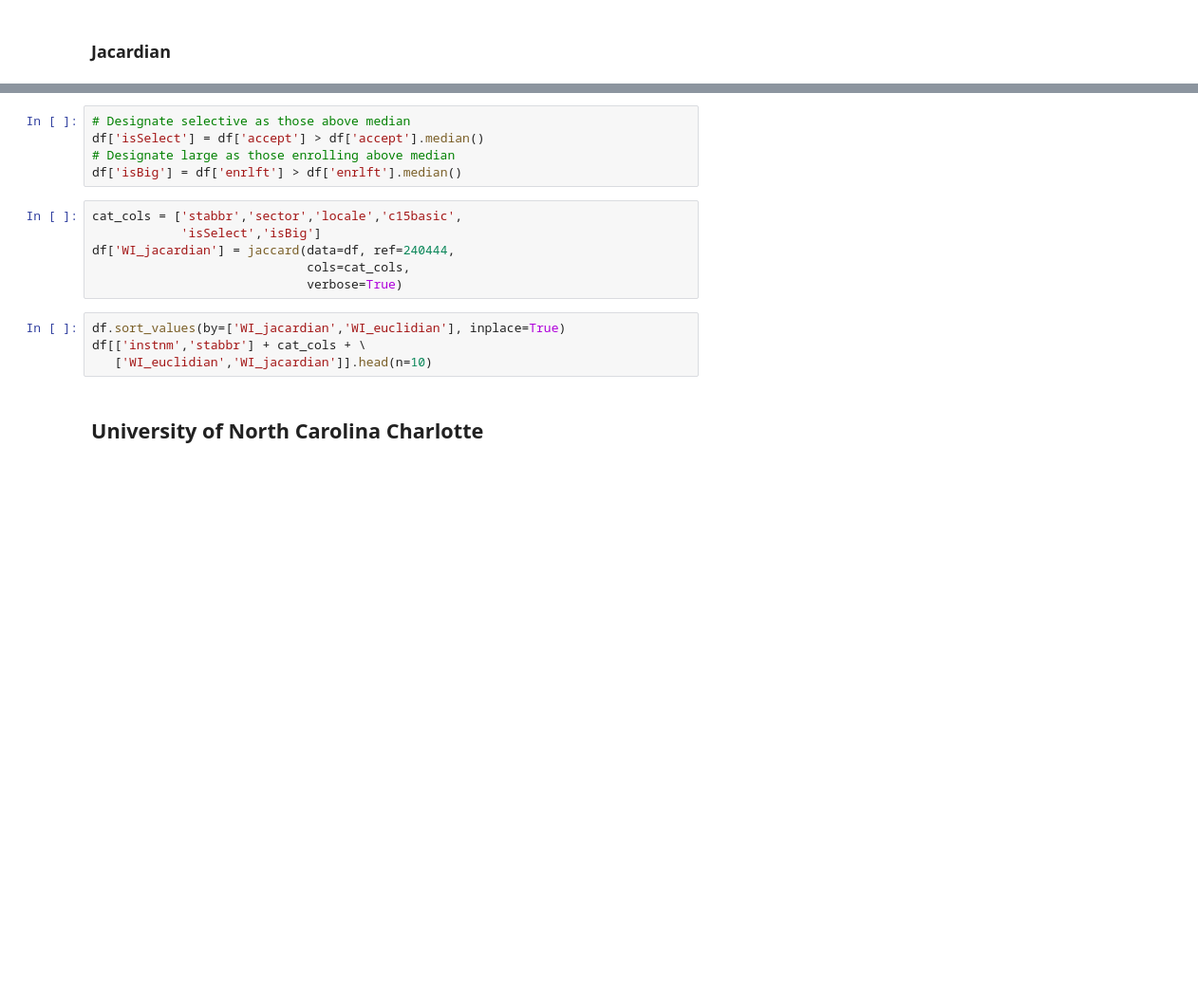
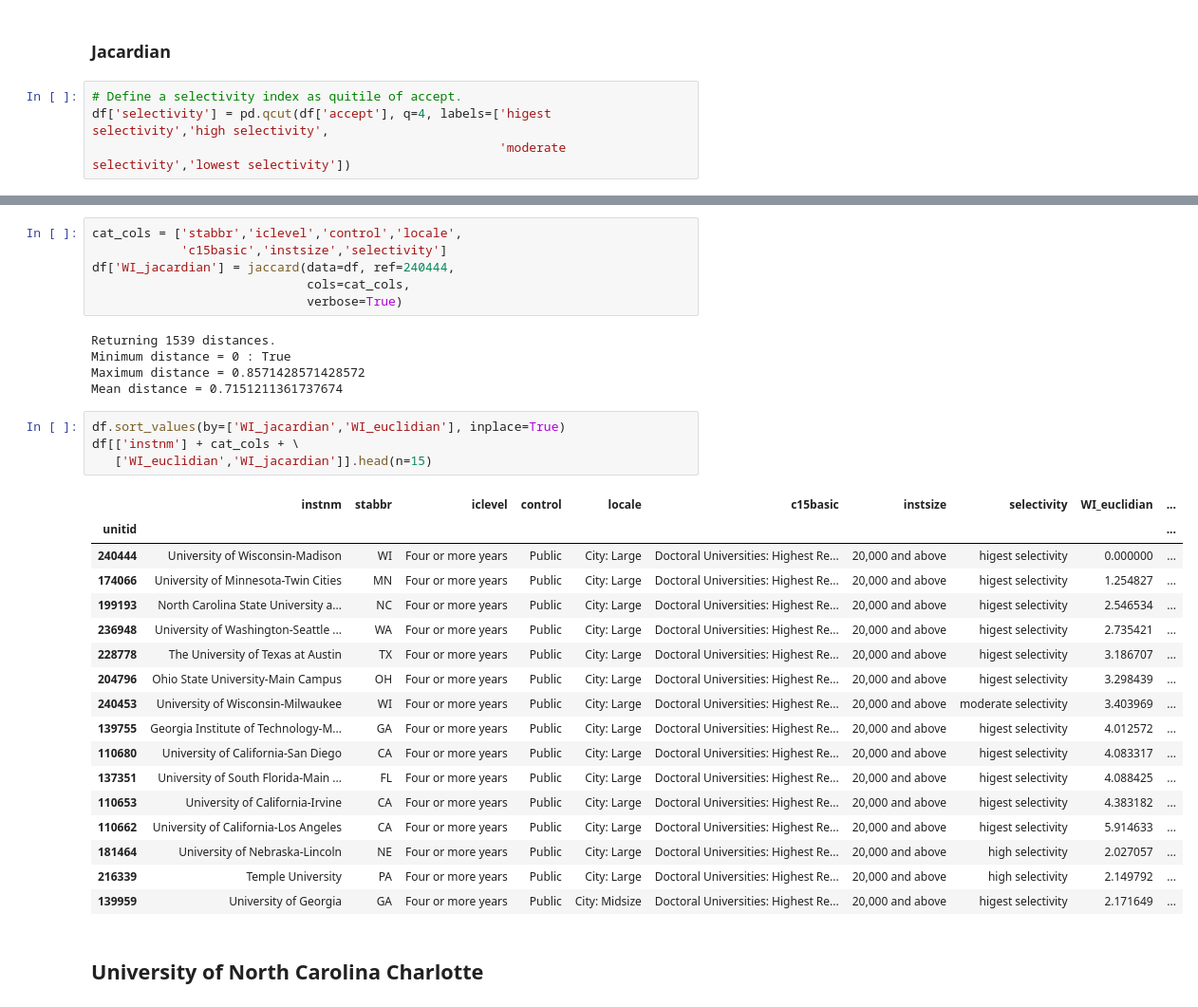
Before and after one commit to adamrossnelson/distances, a Jupyter notebook: ComparisonGroupLiveData.ipynb, the cells around one changed output, grey strips where cells are left out. Shown at 95% size. Cells and saved outputs as stored; diff of their text form; blank space fills up the shorter version.

```diff
--- a/ComparisonGroupLiveData.ipynb
+++ b/ComparisonGroupLiveData.ipynb
@@ -239,5 +328,9 @@ df[['instnm','stabbr'] + continous_cols + ['WI_euclidian']].head(n=10)
 # %% [markdown]
 ### Jacardian
+# %%
+# Define a selectivity index as quitile of accept.
+df['selectivity'] = pd.qcut(df['accept'], q=4, labels=['higest selectivity','high selectivity',
+                                                       'moderate selectivity','lowest selectivity'])
 # %%
 # Review Madison's profile based on this data.
 df.loc[240444]
@@ -244,18 +355,36 @@ df.loc[240444]
-# %%
-# Designate selective as those above median
-df['isSelect'] = df['accept'] > df['accept'].median()
-# Designate large as those enrolling above median
-df['isBig'] = df['enrlft'] > df['enrlft'].median()
 # %%
-cat_cols = ['stabbr','sector','locale','c15basic',
-            'isSelect','isBig']
+cat_cols = ['stabbr','iclevel','control','locale',
+            'c15basic','instsize','selectivity']
 df['WI_jacardian'] = jaccard(data=df, ref=240444,
                              cols=cat_cols,
                              verbose=True)
+# %% [output]
+Returning 1539 distances.
+Minimum distance = 0 : True
+Maximum distance = 0.8571428571428572
+Mean distance = 0.7151211361737674
 # %%
 df.sort_values(by=['WI_jacardian','WI_euclidian'], inplace=True)
-df[['instnm','stabbr'] + cat_cols + \
-   ['WI_euclidian','WI_jacardian']].head(n=10)
+df[['instnm'] + cat_cols + \
+   ['WI_euclidian','WI_jacardian']].head(n=15)
+# %% [output]
+|  | instnm | stabbr | iclevel | control | locale | c15basic | instsize | selectivity | WI_euclidian | ... |
+| unitid |  |  |  |  |  |  |  |  |  | ... |
+| 240444 | University of Wisconsin-Madison | WI | Four or more years | Public | City: Large | Doctoral Universities: Highest Re... | 20,000 and above | higest selectivity | 0.000000 | ... |
+| 174066 | University of Minnesota-Twin Cities | MN | Four or more years | Public | City: Large | Doctoral Universities: Highest Re... | 20,000 and above | higest selectivity | 1.254827 | ... |
+| 199193 | North Carolina State University a... | NC | Four or more years | Public | City: Large | Doctoral Universities: Highest Re... | 20,000 and above | higest selectivity | 2.546534 | ... |
+| 236948 | University of Washington-Seattle ... | WA | Four or more years | Public | City: Large | Doctoral Universities: Highest Re... | 20,000 and above | higest selectivity | 2.735421 | ... |
+| 228778 | The University of Texas at Austin | TX | Four or more years | Public | City: Large | Doctoral Universities: Highest Re... | 20,000 and above | higest selectivity | 3.186707 | ... |
+| 204796 | Ohio State University-Main Campus | OH | Four or more years | Public | City: Large | Doctoral Universities: Highest Re... | 20,000 and above | higest selectivity | 3.298439 | ... |
+| 240453 | University of Wisconsin-Milwaukee | WI | Four or more years | Public | City: Large | Doctoral Universities: Highest Re... | 20,000 and above | moderate selectivity | 3.403969 | ... |
+| 139755 | Georgia Institute of Technology-M... | GA | Four or more years | Public | City: Large | Doctoral Universities: Highest Re... | 20,000 and above | higest selectivity | 4.012572 | ... |
+| 110680 | University of California-San Diego | CA | Four or more years | Public | City: Large | Doctoral Universities: Highest Re... | 20,000 and above | higest selectivity | 4.083317 | ... |
+| 137351 | University of South Florida-Main ... | FL | Four or more years | Public | City: Large | Doctoral Universities: Highest Re... | 20,000 and above | higest selectivity | 4.088425 | ... |
+| 110653 | University of California-Irvine | CA | Four or more years | Public | City: Large | Doctoral Universities: Highest Re... | 20,000 and above | higest selectivity | 4.383182 | ... |
+| 110662 | University of California-Los Angeles | CA | Four or more years | Public | City: Large | Doctoral Universities: Highest Re... | 20,000 and above | higest selectivity | 5.914633 | ... |
+| 181464 | University of Nebraska-Lincoln | NE | Four or more years | Public | City: Large | Doctoral Universities: Highest Re... | 20,000 and above | high selectivity | 2.027057 | ... |
+| 216339 | Temple University | PA | Four or more years | Public | City: Large | Doctoral Universities: Highest Re... | 20,000 and above | high selectivity | 2.149792 | ... |
+| 139959 | University of Georgia | GA | Four or more years | Public | City: Midsize | Doctoral Universities: Highest Re... | 20,000 and above | higest selectivity | 2.171649 | ... |
 # %% [markdown]
 ## University of North Carolina Charlotte
 # %%
```
Also changed, not shown: parts of 13 cells of this notebook.
